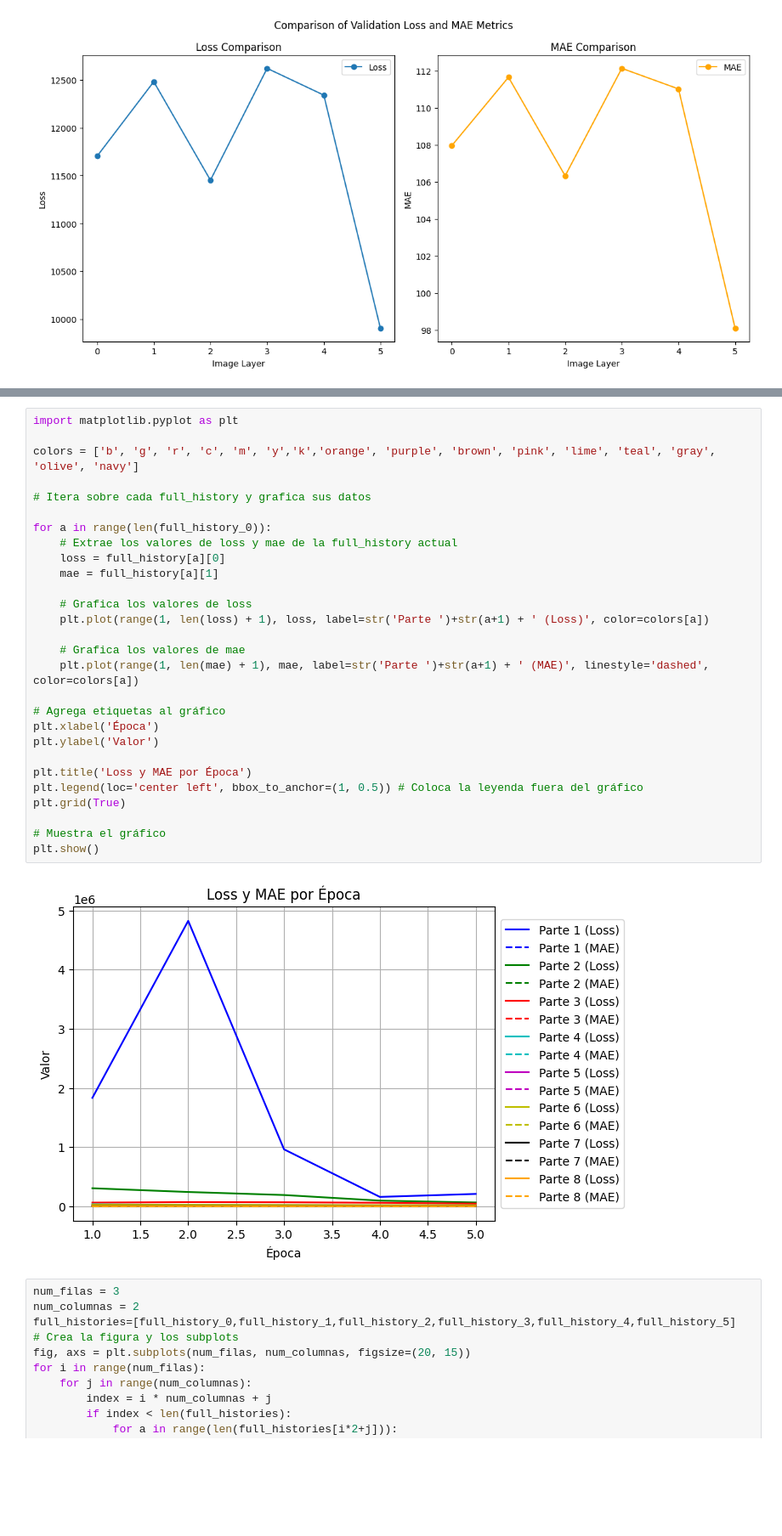
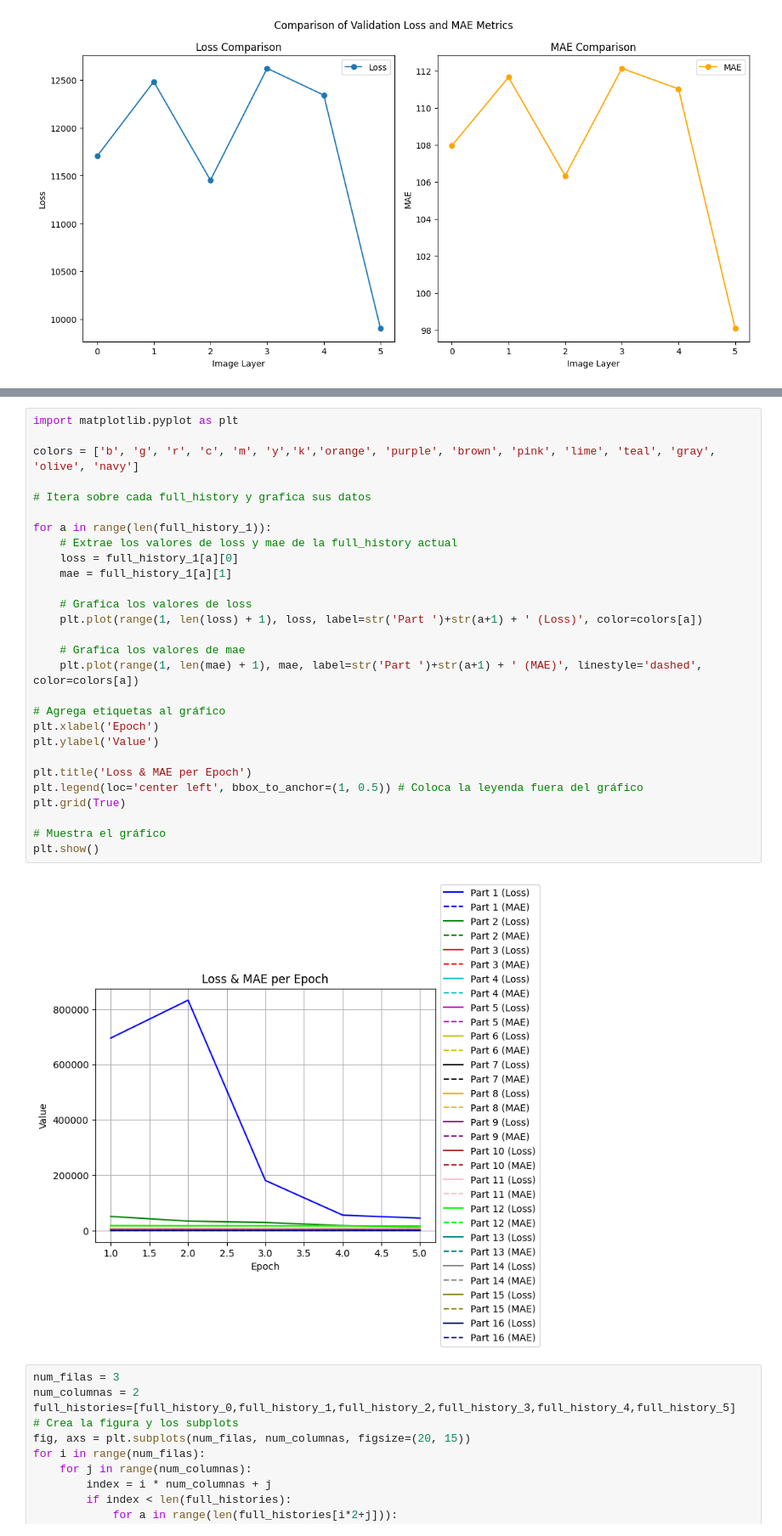
Before and after one commit to Benjaxmen/pm-prediction, a Jupyter notebook: image_conversion.ipynb, the cells around one changed output, grey strips where cells are left out. Shown at 85% size. Cells and saved outputs as stored; diff of their text form; blank space fills up the shorter version.

```diff
--- a/image_conversion.ipynb
+++ b/image_conversion.ipynb
@@ -970,33 +974,33 @@ full_history_0[0]
 # %%
 import matplotlib.pyplot as plt
 
 colors = ['b', 'g', 'r', 'c', 'm', 'y','k','orange', 'purple', 'brown', 'pink', 'lime', 'teal', 'gray', 'olive', 'navy']
 
 # Itera sobre cada full_history y grafica sus datos
 
-for a in range(len(full_history_0)):
+for a in range(len(full_history_1)):
     # Extrae los valores de loss y mae de la full_history actual
-    loss = full_history[a][0]
-    mae = full_history[a][1]
+    loss = full_history_1[a][0]
+    mae = full_history_1[a][1]
 
     # Grafica los valores de loss
-    plt.plot(range(1, len(loss) + 1), loss, label=str('Parte ')+str(a+1) + ' (Loss)', color=colors[a])
+    plt.plot(range(1, len(loss) + 1), loss, label=str('Part ')+str(a+1) + ' (Loss)', color=colors[a])
 
     # Grafica los valores de mae
-    plt.plot(range(1, len(mae) + 1), mae, label=str('Parte ')+str(a+1) + ' (MAE)', linestyle='dashed', color=colors[a])
+    plt.plot(range(1, len(mae) + 1), mae, label=str('Part ')+str(a+1) + ' (MAE)', linestyle='dashed', color=colors[a])
 
 # Agrega etiquetas al gráfico
-plt.xlabel('Época')
-plt.ylabel('Valor')
+plt.xlabel('Epoch')
+plt.ylabel('Value')
 
-plt.title('Loss y MAE por Época')
+plt.title('Loss & MAE per Epoch')
 plt.legend(loc='center left', bbox_to_anchor=(1, 0.5)) # Coloca la leyenda fuera del gráfico
 plt.grid(True)
 
 # Muestra el gráfico
 plt.show()
 # %% [output]
-[figure, old version]
+[figure, new version]
 # %%
 num_filas = 3
 num_columnas = 2
```
Also changed, not shown: parts of 2 cells of this notebook.
